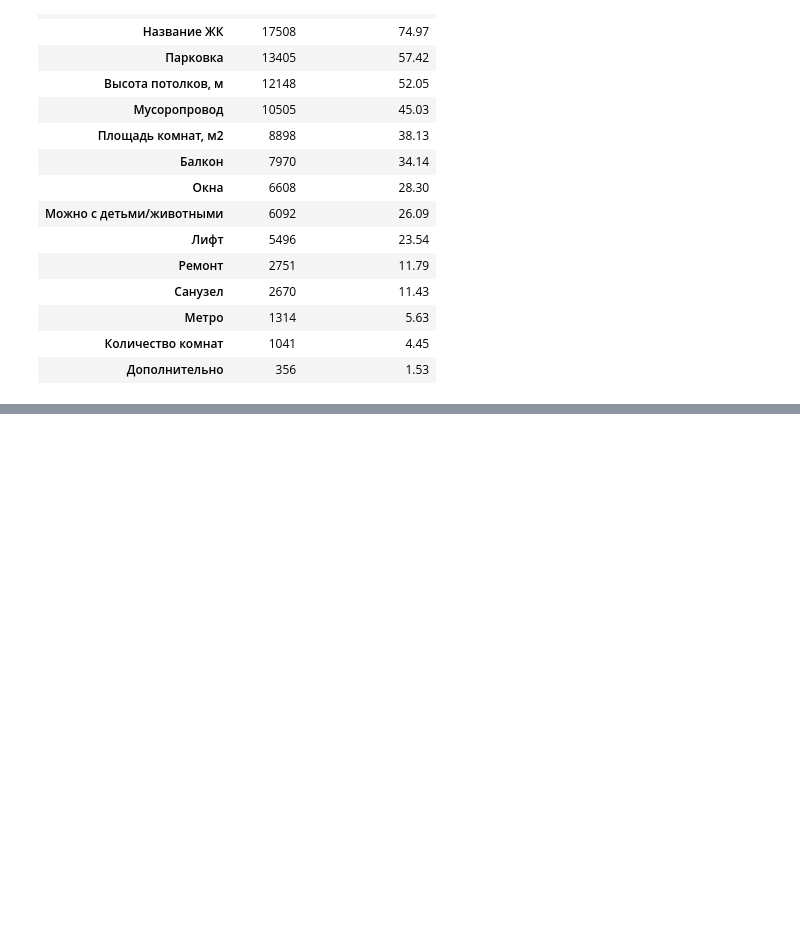
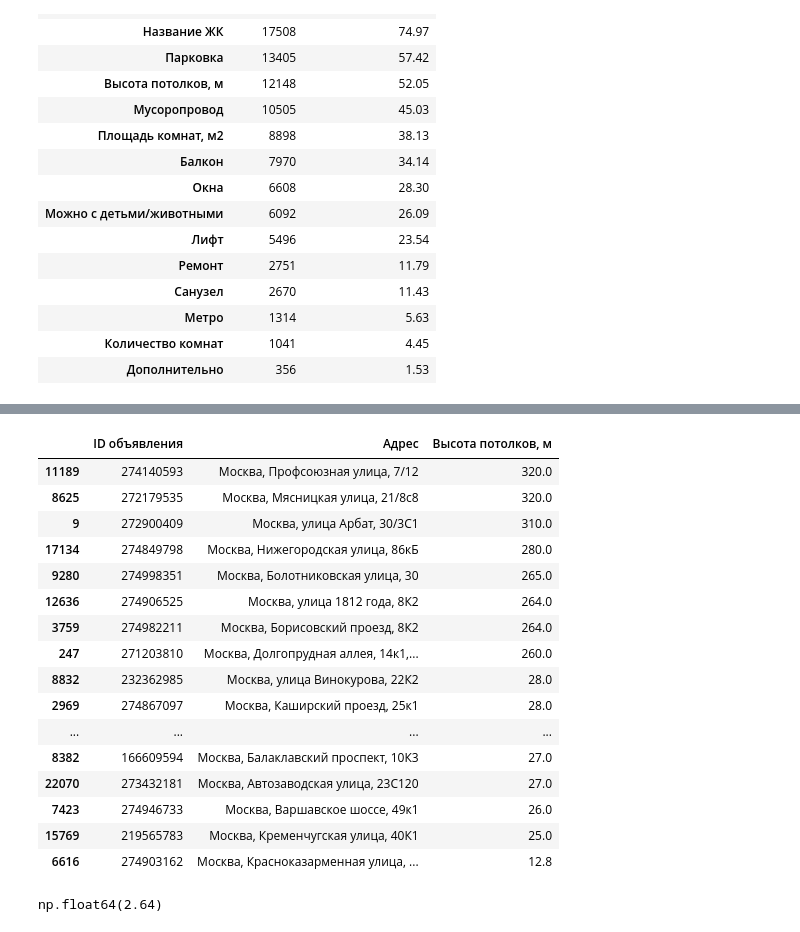
Before and after one commit to UlyanaShemyakina/real_estate_agency_ltd, a Jupyter notebook: release_2/preprocessing.ipynb, the cells around one changed output, grey strips where cells are left out. Cells and saved outputs as stored; diff of their text form; code cells hidden in the pictures; blank space fills up the shorter version.

```diff
--- a/release_2/preprocessing.ipynb
+++ b/release_2/preprocessing.ipynb
@@ -589,0 +662,26 @@ print("Количество пропусков в цене за м²:", df_check
+# %%
+df_rub.loc[
+    df_rub["Высота потолков, м"] > 10,
+    ["ID  объявления", "Адрес", "Высота потолков, м"]
+].sort_values(
+    "Высота потолков, м",
+    ascending=False
+)
+# %% [output]
+|  | ID объявления | Адрес | Высота потолков, м |
+| 11189 | 274140593 | Москва, Профсоюзная улица, 7/12 | 320.0 |
+| 8625 | 272179535 | Москва, Мясницкая улица, 21/8с8 | 320.0 |
+| 9 | 272900409 | Москва, улица Арбат, 30/3С1 | 310.0 |
+| 17134 | 274849798 | Москва, Нижегородская улица, 86кБ | 280.0 |
+| 9280 | 274998351 | Москва, Болотниковская улица, 30 | 265.0 |
+| 12636 | 274906525 | Москва, улица 1812 года, 8К2 | 264.0 |
+| 3759 | 274982211 | Москва, Борисовский проезд, 8К2 | 264.0 |
+| 247 | 271203810 | Москва, Долгопрудная аллея, 14к1,... | 260.0 |
+| 8832 | 232362985 | Москва, улица Винокурова, 22К2 | 28.0 |
+| 2969 | 274867097 | Москва, Каширский проезд, 25к1 | 28.0 |
+| ... | ... | ... | ... |
+| 8382 | 166609594 | Москва, Балаклавский проспект, 10К3 | 27.0 |
+| 22070 | 273432181 | Москва, Автозаводская улица, 23С120 | 27.0 |
+| 7423 | 274946733 | Москва, Варшавское шоссе, 49к1 | 26.0 |
+| 15769 | 219565783 | Москва, Кременчугская улица, 40К1 | 25.0 |
+| 6616 | 274903162 | Москва, Красноказарменная улица, ... | 12.8 |
@@ -589,0 +693,4 @@ print("Количество пропусков в цене за м²:", df_check
+# %%
+df_rub["Высота потолков, м"].median()
+# %% [output]
+np.float64(2.64)
```
Also changed, not shown: parts of 50 cells of this notebook, 1 other file.
